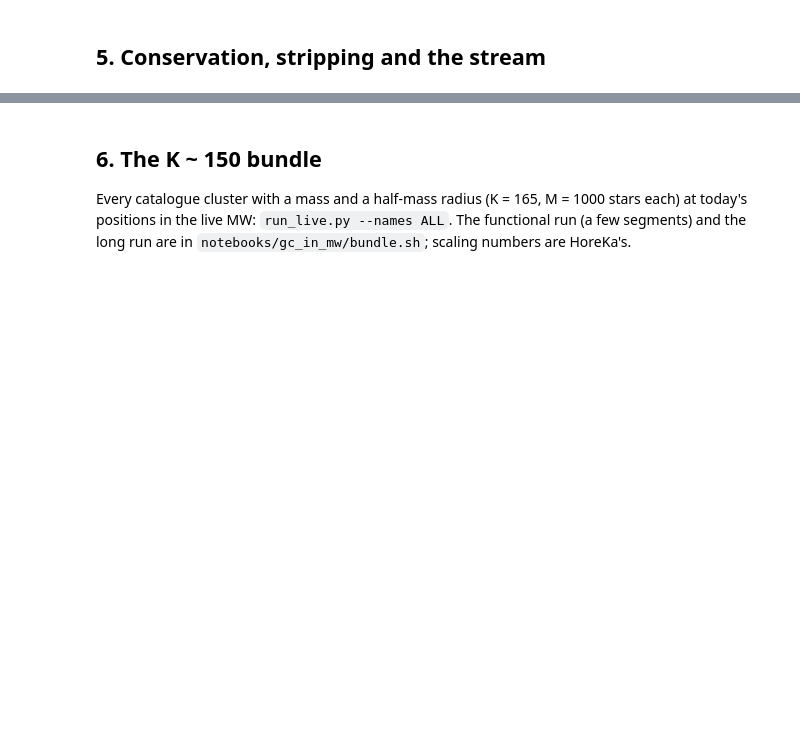
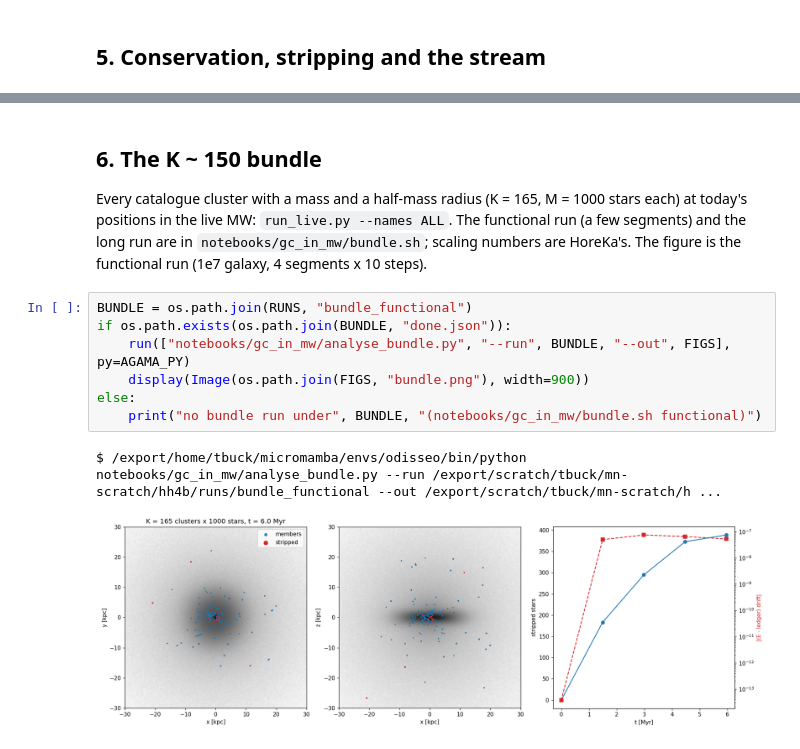
Before and after one commit to vepe99/Odisseo, a Jupyter notebook: notebooks/gc_in_mw/Pal5_live_MW.ipynb, the cells around one changed output, grey strips where cells are left out. Cells and saved outputs as stored; diff of their text form; blank space fills up the shorter version.

Commit message:
docs(gc): the Pal 5 notebook with the GPU figures (live arm at 75 Myr of 1 Gyr, static over 1 Gyr, the bundle) + results on the docs page
Co-Authored-By: Claude Opus 5.5 <noreply@anthropic.com>

```diff
--- a/notebooks/gc_in_mw/Pal5_live_MW.ipynb
+++ b/notebooks/gc_in_mw/Pal5_live_MW.ipynb
@@ -109,4 +160,15 @@ for f in ("potential.png", "conservation.png", "stream.png"):
 
 Every catalogue cluster with a mass and a half-mass radius (K = 165, M = 1000 stars each) at today's
 positions in the live MW: `run_live.py --names ALL`. The functional run (a few segments) and the long run
-are in `notebooks/gc_in_mw/bundle.sh`; scaling numbers are HoreKa's.
+are in `notebooks/gc_in_mw/bundle.sh`; scaling numbers are HoreKa's. The figure is the functional run
+(1e7 galaxy, 4 segments x 10 steps).
+# %%
+BUNDLE = os.path.join(RUNS, "bundle_functional")
+if os.path.exists(os.path.join(BUNDLE, "done.json")):
+    run(["notebooks/gc_in_mw/analyse_bundle.py", "--run", BUNDLE, "--out", FIGS], py=AGAMA_PY)
+    display(Image(os.path.join(FIGS, "bundle.png"), width=900))
+else:
+    print("no bundle run under", BUNDLE, "(notebooks/gc_in_mw/bundle.sh functional)")
+# %% [output]
+$ /export/home/tbuck/micromamba/envs/odisseo/bin/python notebooks/gc_in_mw/analyse_bundle.py --run /export/scratch/tbuck/mn-scratch/hh4b/runs/bundle_functional --out /export/scratch/tbuck/mn-scratch/h ...
+[figure, added]
```
Also changed, not shown: parts of 7 cells of this notebook, 1 other file.
